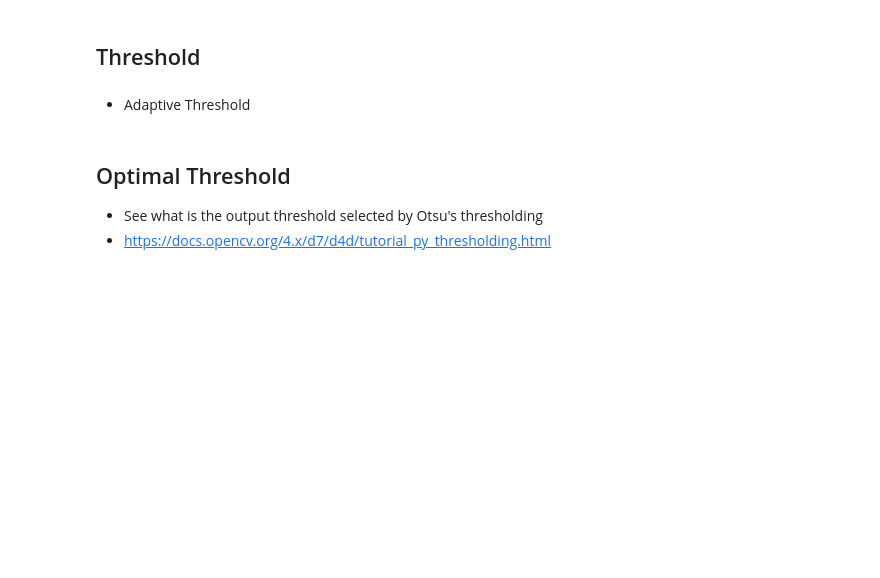
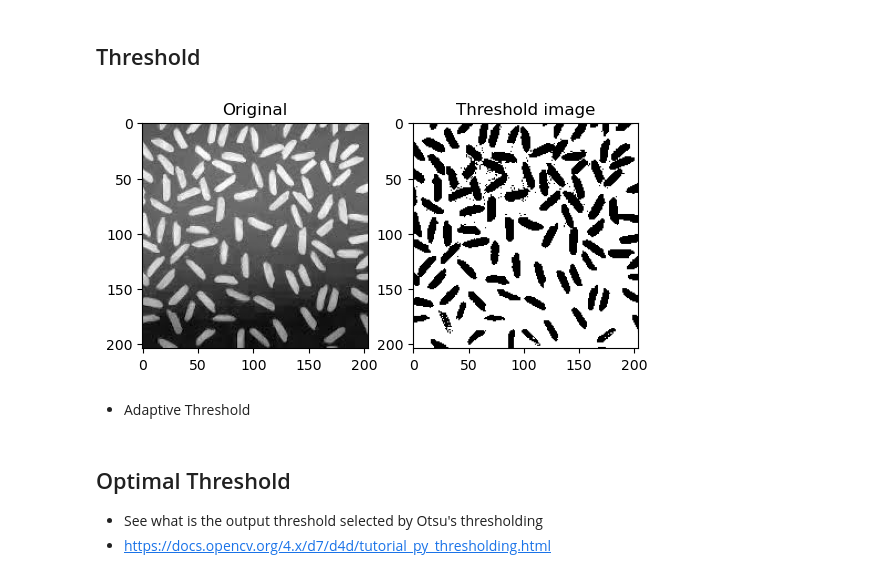
Before and after one commit to ayuthmang/2110651-Digital-Image-Processing, a Jupyter notebook: 02-codes/08-segmentation-i/code.ipynb, the cells around one changed output. Cells and saved outputs as stored; diff of their text form; code cells hidden in the pictures; blank space fills up the shorter version.

```diff
--- a/02-codes/08-segmentation-i/code.ipynb
+++ b/02-codes/08-segmentation-i/code.ipynb
@@ -153,18 +233,19 @@ edges = cv2.Canny(gray,50,150,apertureSize = 3)
 # %% [markdown]
 ## Threshold
 # %%
-img = cv2.imread("bacteria.png",0)
-ret,thresh1 = cv2.threshold(img,120,255,cv2.THRESH_BINARY_INV)
+img = cv2.imread("bacteria.png", 0)
+ret, thresh1 = cv2.threshold(img, 120, 255, cv2.THRESH_BINARY_INV)
 
-plt.subplot(1,2,1),plt.imshow(img,'gray')
+plt.subplot(1, 2, 1), plt.imshow(img, 'gray')
 plt.title("Original")
-plt.subplot(1,2,2),plt.imshow(thresh1,'gray')
+plt.subplot(1, 2, 2), plt.imshow(thresh1, 'gray')
 plt.title("Threshold image")
 plt.show()
 
-
 # TO DO: Choose the threshold that best segments the bacteria from your own perspective
-ret,thresh1 = cv2.threshold(img,_________,255,cv2.THRESH_BINARY)
+ret, thresh1 = cv2.threshold(img, 1.0, 255, cv2.THRESH_BINARY)
+# %% [output]
+[figure, added]
 # %% [markdown]
 * Adaptive Threshold
 # %%
```
Also changed, not shown: parts of 9 cells of this notebook, 10 other files.
